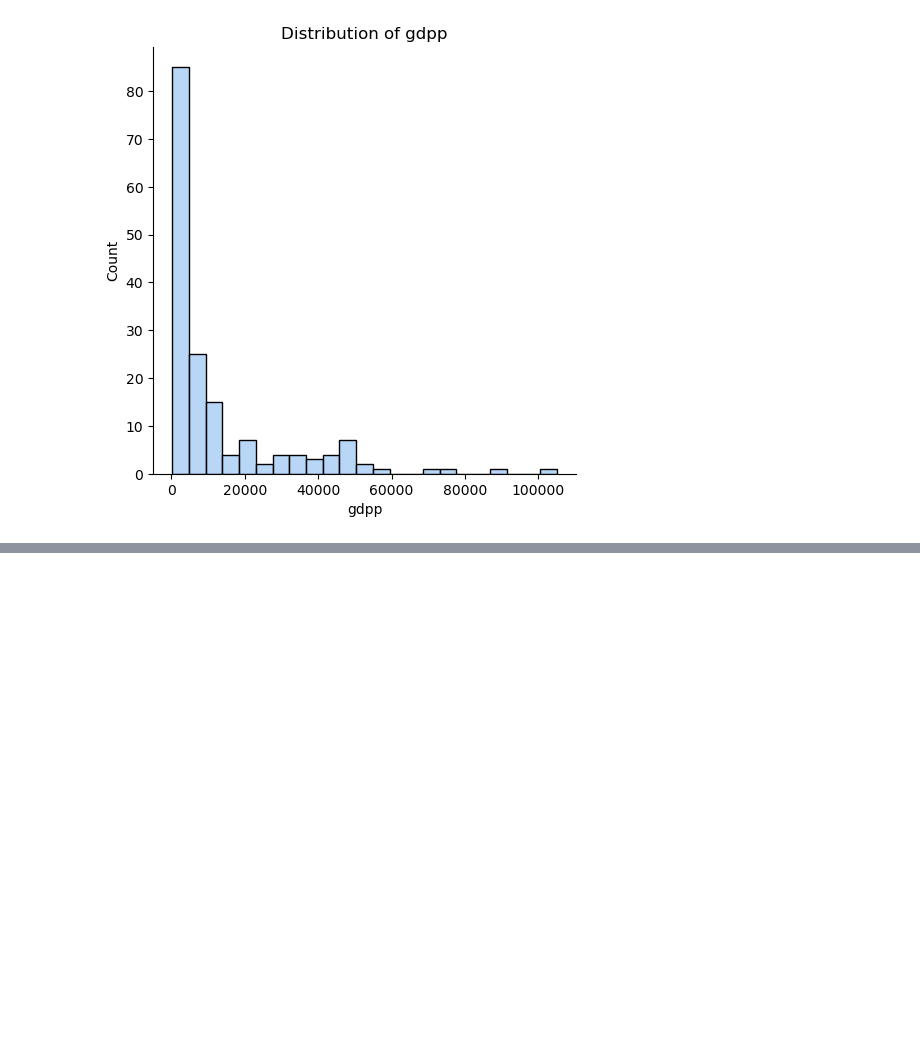
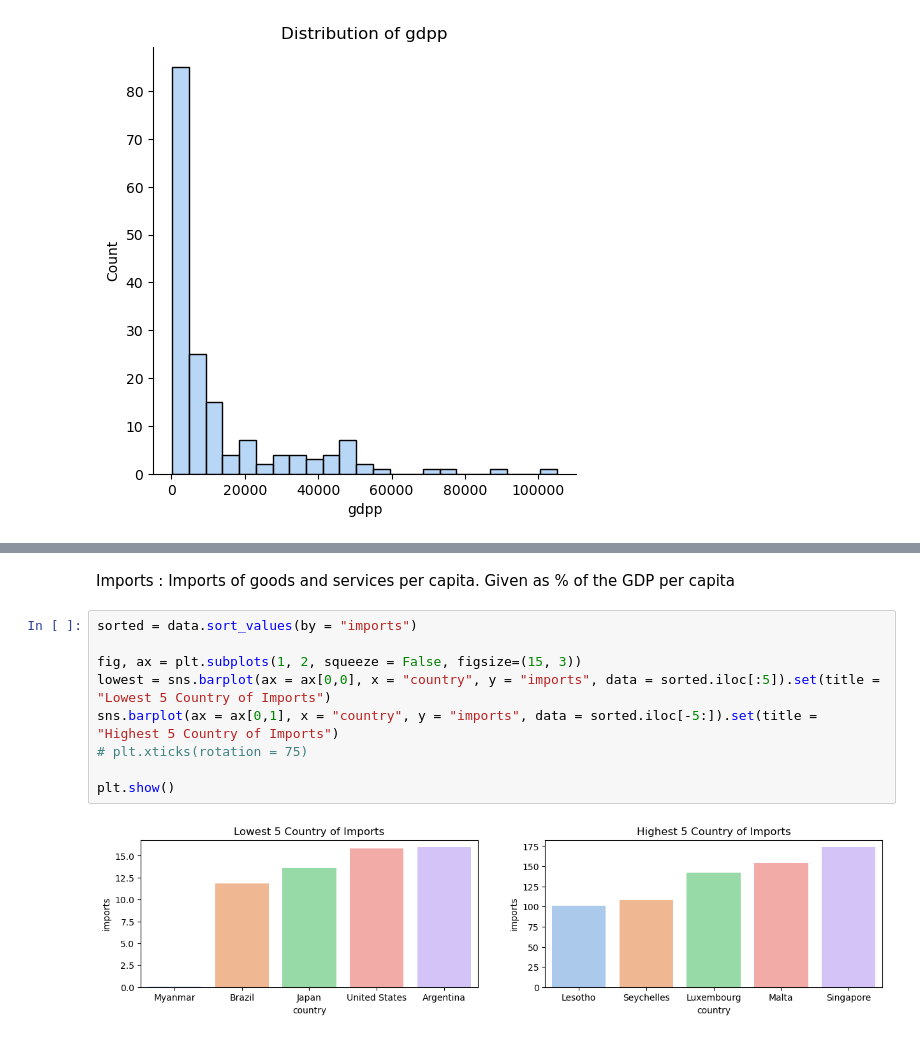
Before and after one commit to usuajiayako/DataScienceWeek8, a Jupyter notebook: unsupervised_mini_project/country.ipynb, the cells around one changed output, grey strips where cells are left out. Saved outputs shown, nothing was run; the diff lists cells and outputs as text; blank space fills up the shorter version.

```diff
--- a/unsupervised_mini_project/country.ipynb
+++ b/unsupervised_mini_project/country.ipynb
@@ -108,0 +139,13 @@ plt.show()
+# %% [markdown]
+Imports : Imports of goods and services per capita. Given as % of the GDP per capita
+# %%
+sorted = data.sort_values(by = "imports")
+
+fig, ax = plt.subplots(1, 2, squeeze = False, figsize=(15, 3))
+lowest = sns.barplot(ax = ax[0,0], x = "country", y = "imports", data = sorted.iloc[:5]).set(title = "Lowest 5 Country of Imports")
+sns.barplot(ax = ax[0,1], x = "country", y = "imports", data = sorted.iloc[-5:]).set(title = "Highest 5 Country of Imports")
+# plt.xticks(rotation = 75)
+
+plt.show()
+# %% [output]
+[figure, added]
```
Also changed, not shown: parts of 18 cells of this notebook.
